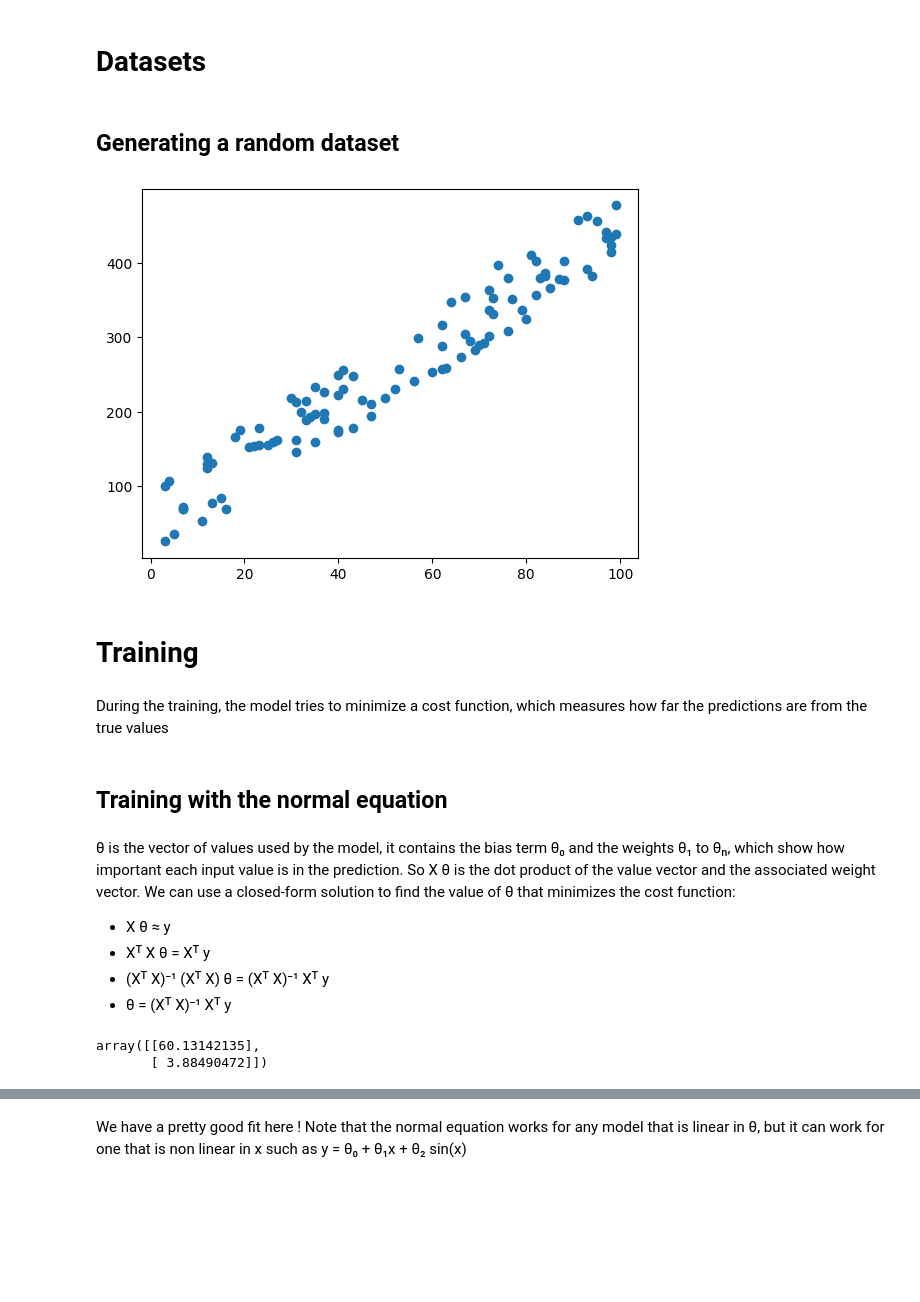
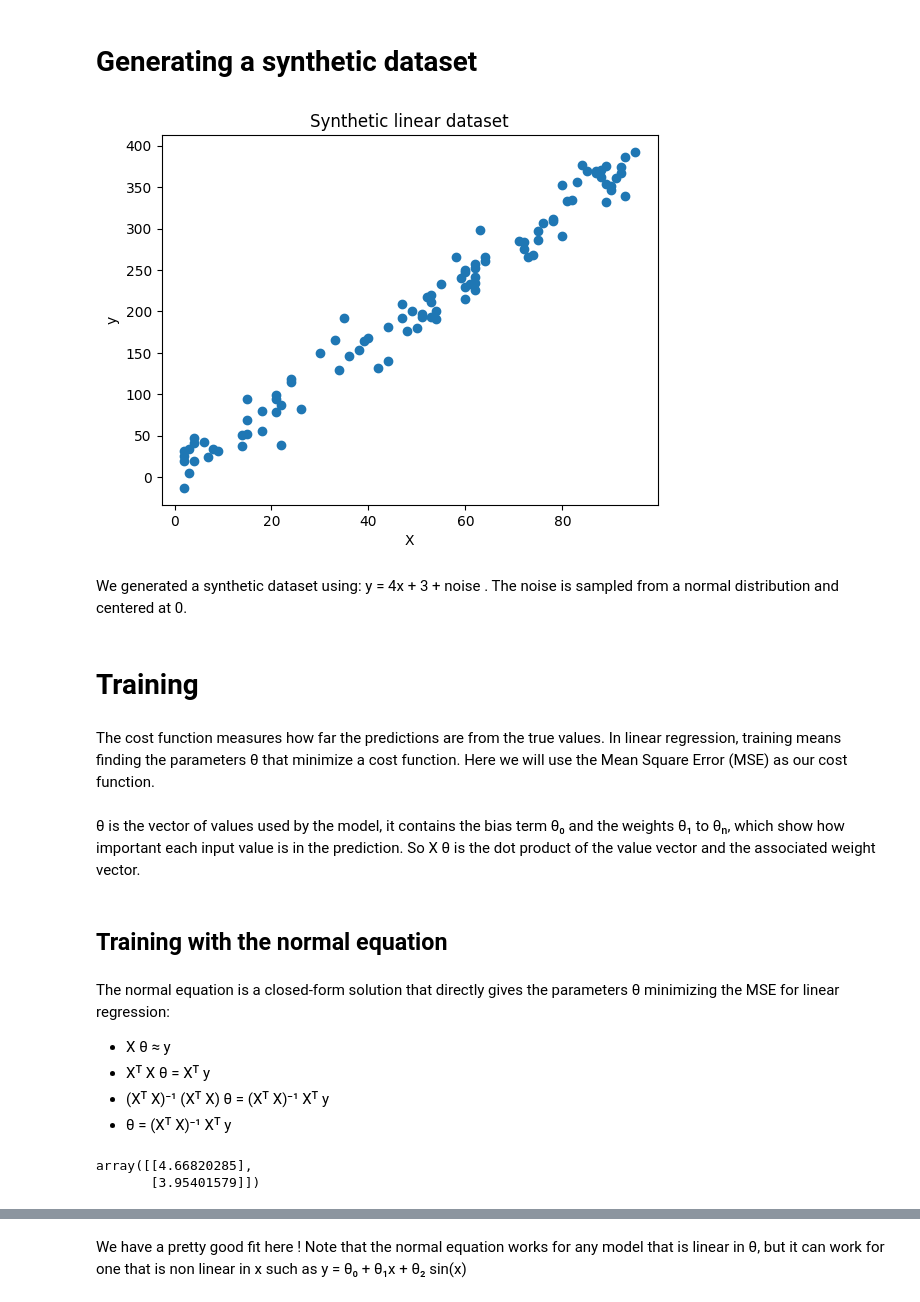
Before and after one commit to EstebanHuriot/ML_Museum, a Jupyter notebook: LinearRegression.ipynb, the cells around one changed output, grey strips where cells are left out. Saved outputs shown, nothing was run; the diff lists cells and outputs as text; code cells hidden in the pictures; blank space fills up the shorter version.

Commit message:
Changes LinearRegression.ipynb (lr and mse)

```diff
--- a/LinearRegression.ipynb
+++ b/LinearRegression.ipynb
@@ -4,49 +5,49 @@ import matplotlib.pyplot as plt
-# %% [markdown]
-# Datasets
 # %% [markdown]
-## Generating a random dataset
+# Generating a synthetic dataset
 # %%
-#np.random.seed(42)
-train_X = []
-train_y = []
+np.random.seed(42)
+n_sample = 100
 
-for i in range(1, 101):
+X = np.random.randint(1, 100, size=(n_sample, 1))
+noise = np.random.normal(0, 20, size=(n_sample, 1))
 
-    A = np.random.randint(1, 100)
-    train_X.append(A)
-    train_y.append(A * 4 + 3 + np.random.randint(1, 100))
+y = 4 * X + 3 + noise
 
-train_X = np.array(train_X).reshape(-1, 1)
-train_y = np.array(train_y).reshape(-1, 1)
-
-train_X_b = np.c_[np.ones((100, 1)), train_X] # Adding intercept (x0 = 1)
-
-
-plt.scatter(train_X,train_y)
+plt.scatter(X, y)
+plt.xlabel("X")
+plt.ylabel("y")
+plt.title("Synthetic linear dataset")
 plt.show()
 # %% [output]
-[figure, old version]
+[figure, new version]
+# %% [markdown]
+We generated a synthetic dataset using: y = 4x + 3 + noise . </br>
+The noise is sampled from a normal distribution and centered at 0.
 # %% [markdown]
 # Training
 # %% [markdown]
-During the training, the model tries to minimize a cost function, which measures how far the predictions are from the true values
+The cost function measures how far the predictions are from the true values. In linear regression, training means finding the parameters θ that minimize a cost function. </br>
+Here we will use the Mean Square Error (MSE) as our cost function.
+# %% [markdown]
+θ is the vector of values used by the model, it contains the bias term θ₀ and the weights θ₁ to θₙ, which show how important each input value is in the prediction.
+</br> So X θ is the dot product of the value vector and the associated weight vector.
 # %% [markdown]
 ## Training with the normal equation
-# %% [markdown]
-θ is the vector of values used by the model, it contains the bias term θ₀ and the weights θ₁ to θₙ, which show how important each input value is in the prediction.
-</br> So X θ is the dot product of the value vector and the associated weight vector.
-</br> We can use a closed-form solution to find the value of θ that minimizes the cost function:
-
-- X θ ≈ y
-- Xᵀ X θ = Xᵀ y
-- (Xᵀ X)⁻¹ (Xᵀ X) θ = (Xᵀ X)⁻¹ Xᵀ y
-- θ = (Xᵀ X)⁻¹ Xᵀ y
+# %% [markdown]
+The normal equation is a closed-form solution that directly gives the parameters θ minimizing the MSE for linear regression:
+
+- X θ ≈ y
+- Xᵀ X θ = Xᵀ y
+- (Xᵀ X)⁻¹ (Xᵀ X) θ = (Xᵀ X)⁻¹ Xᵀ y
+- θ = (Xᵀ X)⁻¹ Xᵀ y
 # %%
-theta_best = np.linalg.inv(train_X_b.T @ train_X_b) @ train_X_b.T @ train_y
+X_b = np.c_[np.ones((n_sample, 1)), X] # Adding intercept (θ₀ = 1)
+
+theta_best = np.linalg.inv(X_b.T @ X_b) @ X_b.T @ y
 theta_best
 # %% [output]
-array([[60.13142135],
-       [ 3.88490472]])
+array([[4.66820285],
+       [3.95401579]])
 # %%
 # Test
 X_new = np.array([[0], [100]])
```
Also changed, not shown: parts of 11 cells of this notebook.
